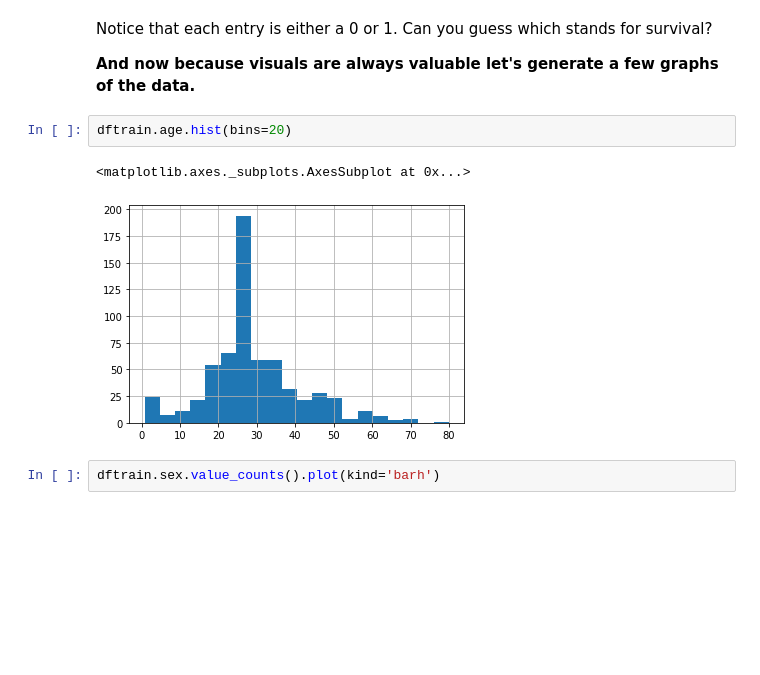
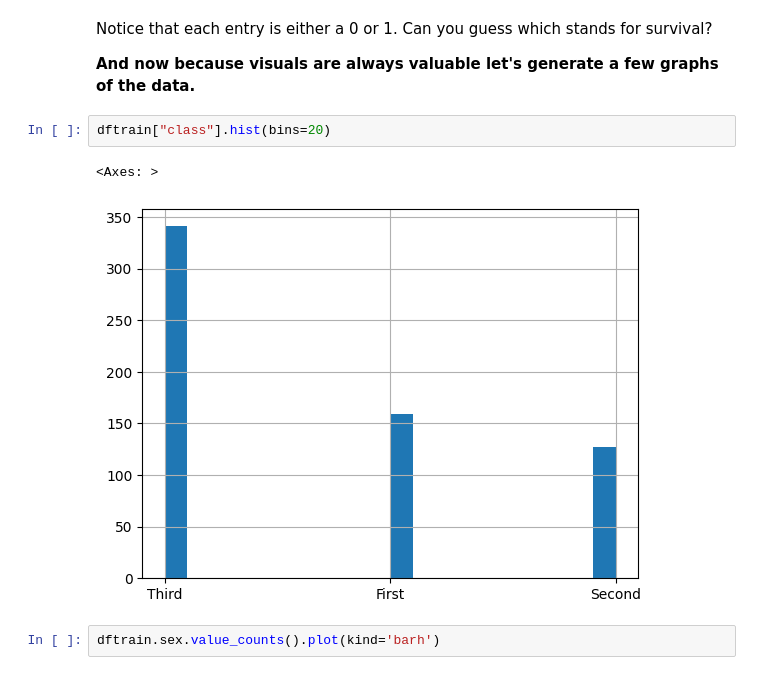
Before and after one commit to Veselin15/Machine_Learning_Course, a Jupyter notebook: Linear_Regression/colab_notebook.ipynb, the cells around one changed output. Saved outputs shown, nothing was run; the diff lists cells and outputs as text; blank space fills up the shorter version.

```diff
--- a/Linear_Regression/colab_notebook.ipynb
+++ b/Linear_Regression/colab_notebook.ipynb
@@ -141,10 +158,10 @@ Notice that each entry is either a 0 or 1. Can you guess which stands for surviv
 
 **And now because visuals are always valuable let's generate a few graphs of the data.**
 # %%
-dftrain.age.hist(bins=20)
+dftrain["class"].hist(bins=20)
 # %% [output]
-<matplotlib.axes._subplots.AxesSubplot at 0x...>
+<Axes: >
-[figure, old version]
+[figure, new version]
 # %%
 dftrain.sex.value_counts().plot(kind='barh')
 # %% [output]
```
Also changed, not shown: parts of 4 cells of this notebook.
